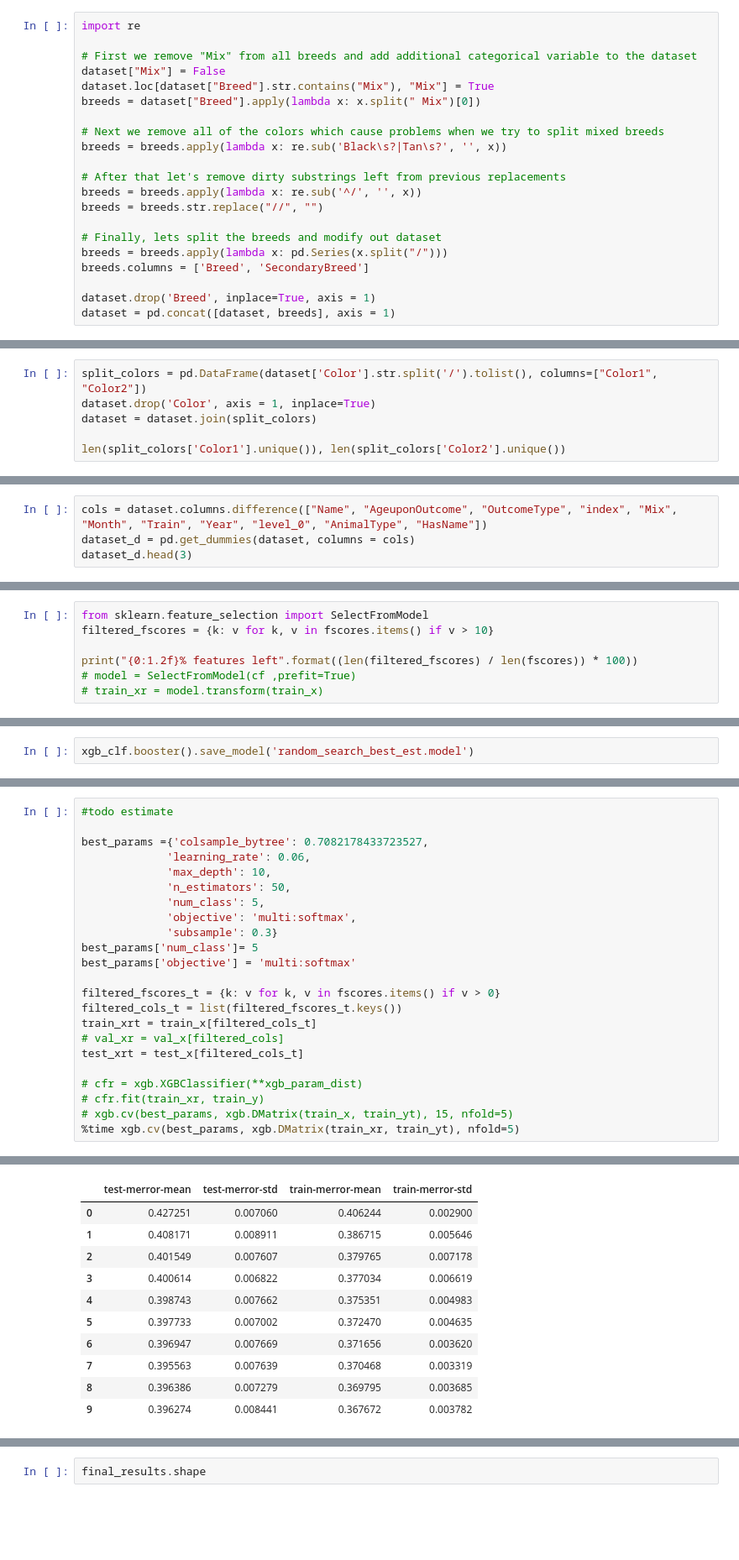
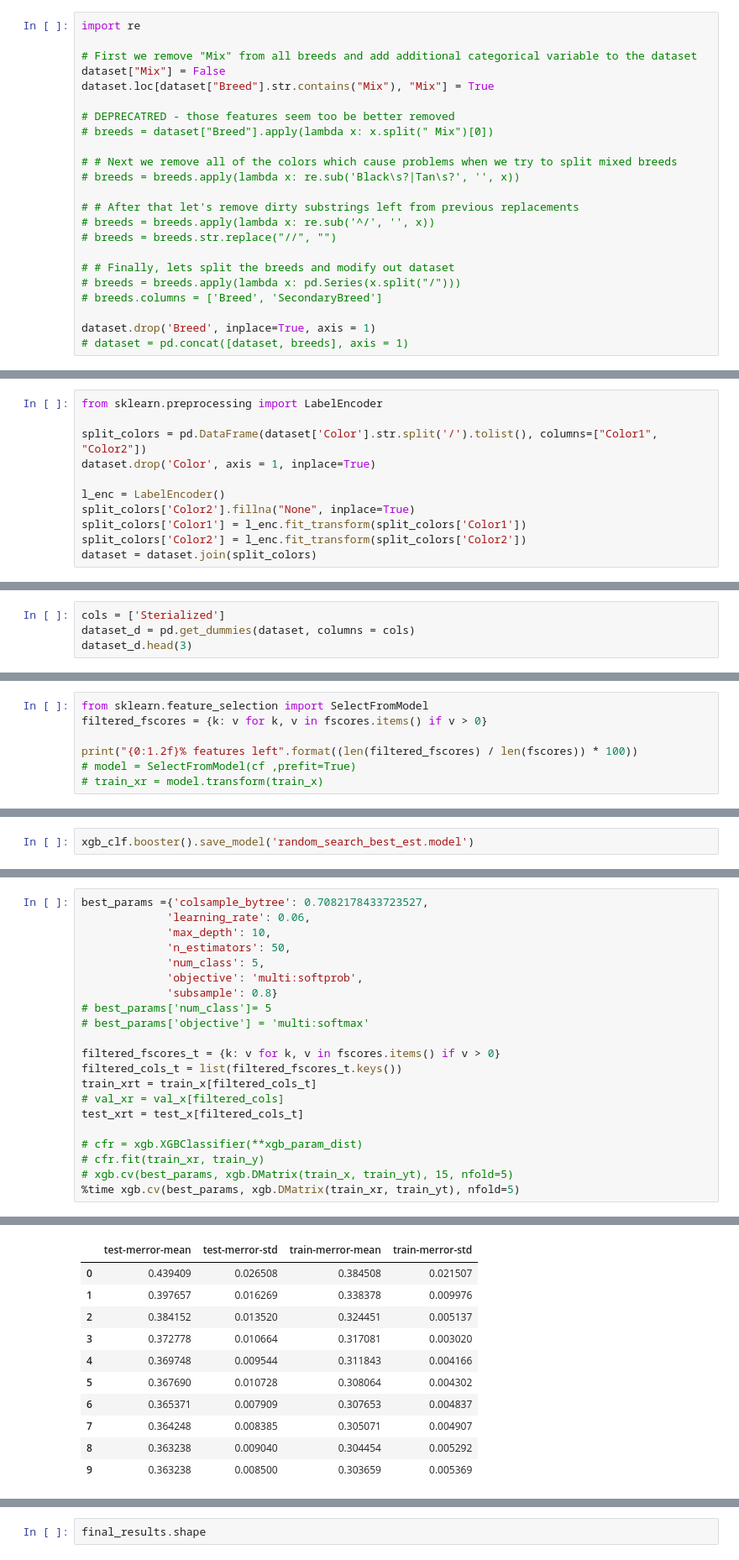
Before and after one commit to kdubovikov/shelter-animals, a Jupyter notebook: shelter-animals.ipynb, the cells around one changed output, grey strips where cells are left out. Shown at 84% size. Drawn from its saved outputs; the diff is of its cells as text; blank space fills up the shorter version.

```diff
--- a/shelter-animals.ipynb
+++ b/shelter-animals.ipynb
@@ -92,21 +92,23 @@ import re
 # First we remove "Mix" from all breeds and add additional categorical variable to the dataset
 dataset["Mix"] = False
 dataset.loc[dataset["Breed"].str.contains("Mix"), "Mix"] = True
-breeds = dataset["Breed"].apply(lambda x: x.split(" Mix")[0])
 
-# Next we remove all of the colors which cause problems when we try to split mixed breeds
-breeds = breeds.apply(lambda x: re.sub('Black\s?|Tan\s?', '', x))
+# DEPRECATRED - those features seem too be better removed
+# breeds = dataset["Breed"].apply(lambda x: x.split(" Mix")[0])
 
-# After that let's remove dirty substrings left from previous replacements
-breeds = breeds.apply(lambda x: re.sub('^/', '', x))
-breeds = breeds.str.replace("//", "")
+# # Next we remove all of the colors which cause problems when we try to split mixed breeds
+# breeds = breeds.apply(lambda x: re.sub('Black\s?|Tan\s?', '', x))
 
-# Finally, lets split the breeds and modify out dataset
-breeds = breeds.apply(lambda x: pd.Series(x.split("/")))
-breeds.columns = ['Breed', 'SecondaryBreed']
+# # After that let's remove dirty substrings left from previous replacements
+# breeds = breeds.apply(lambda x: re.sub('^/', '', x))
+# breeds = breeds.str.replace("//", "")
+
+# # Finally, lets split the breeds and modify out dataset
+# breeds = breeds.apply(lambda x: pd.Series(x.split("/")))
+# breeds.columns = ['Breed', 'SecondaryBreed']
 
 dataset.drop('Breed', inplace=True, axis = 1)
-dataset = pd.concat([dataset, breeds], axis = 1)
+# dataset = pd.concat([dataset, breeds], axis = 1)
 # %%
 breeds.head(2)
 # %% [output]
@@ -158,6 +161,11 @@ pd.value_counts(dataset['Color']).shape
 # %%
+from sklearn.preprocessing import LabelEncoder
+
 split_colors = pd.DataFrame(dataset['Color'].str.split('/').tolist(), columns=["Color1", "Color2"])
 dataset.drop('Color', axis = 1, inplace=True)
+
+l_enc = LabelEncoder()
+split_colors['Color2'].fillna("None", inplace=True)
+split_colors['Color1'] = l_enc.fit_transform(split_colors['Color1'])
+split_colors['Color2'] = l_enc.fit_transform(split_colors['Color2'])
 dataset = dataset.join(split_colors)
-
-len(split_colors['Color1'].unique()), len(split_colors['Color2'].unique())
@@ -186,7 +192,7 @@ dataset['IsDog'] = dataset['AnimalType'].apply(lambda x: x == "Dog")
 dataset['IsMale'] = dataset['Sex'].apply(lambda x: x == "Male")
 dataset.drop(['AnimalType', 'Sex'], axis = 1, inplace = True)
 # %%
-cols = dataset.columns.difference(["Name", "AgeuponOutcome", "OutcomeType", "index", "Mix", "Month", "Train", "Year", "level_0", "AnimalType", "HasName"])
+cols = ['Sterialized']
 dataset_d = pd.get_dummies(dataset, columns = cols)
 dataset_d.head(3)
 # %% [output]
@@ -294,7 +291,7 @@ array([1750, 1245,  735,  428,  417,  341,  325,  287,  268,  228,  186,
 Perform feature selection based on a `fscore` threshold
 # %%
 from sklearn.feature_selection import SelectFromModel
-filtered_fscores = {k: v for k, v in fscores.items() if v > 10}
+filtered_fscores = {k: v for k, v in fscores.items() if v > 0}
 
 print("{0:1.2f}% features left".format((len(filtered_fscores) / len(fscores)) * 100))
 # model = SelectFromModel(cf ,prefit=True)
@@ -390,15 +364,13 @@ xgb_random_search.best_params_
 # %%
-#todo estimate
-
 best_params ={'colsample_bytree': 0.7082178433723527,
              'learning_rate': 0.06,
              'max_depth': 10,
              'n_estimators': 50,
              'num_class': 5,
-             'objective': 'multi:softmax',
-             'subsample': 0.3}
-best_params['num_class']= 5
-best_params['objective'] = 'multi:softmax'
+             'objective': 'multi:softprob',
+             'subsample': 0.8}
+# best_params['num_class']= 5
+# best_params['objective'] = 'multi:softmax'
 
 filtered_fscores_t = {k: v for k, v in fscores.items() if v > 0}
 filtered_cols_t = list(filtered_fscores_t.keys())
@@ -416,14 +388,14 @@ Wall time: 6.9 s
 |  | test-merror-mean | test-merror-std | train-merror-mean | train-merror-std |
-| 0 | 0.427251 | 0.007060 | 0.406244 | 0.002900 |
-| 1 | 0.408171 | 0.008911 | 0.386715 | 0.005646 |
-| 2 | 0.401549 | 0.007607 | 0.379765 | 0.007178 |
-| 3 | 0.400614 | 0.006822 | 0.377034 | 0.006619 |
-| 4 | 0.398743 | 0.007662 | 0.375351 | 0.004983 |
-| 5 | 0.397733 | 0.007002 | 0.372470 | 0.004635 |
-| 6 | 0.396947 | 0.007669 | 0.371656 | 0.003620 |
-| 7 | 0.395563 | 0.007639 | 0.370468 | 0.003319 |
-| 8 | 0.396386 | 0.007279 | 0.369795 | 0.003685 |
-| 9 | 0.396274 | 0.008441 | 0.367672 | 0.003782 |
+| 0 | 0.439409 | 0.026508 | 0.384508 | 0.021507 |
+| 1 | 0.397657 | 0.016269 | 0.338378 | 0.009976 |
+| 2 | 0.384152 | 0.013520 | 0.324451 | 0.005137 |
+| 3 | 0.372778 | 0.010664 | 0.317081 | 0.003020 |
+| 4 | 0.369748 | 0.009544 | 0.311843 | 0.004166 |
+| 5 | 0.367690 | 0.010728 | 0.308064 | 0.004302 |
+| 6 | 0.365371 | 0.007909 | 0.307653 | 0.004837 |
+| 7 | 0.364248 | 0.008385 | 0.305071 | 0.004907 |
+| 8 | 0.363238 | 0.009040 | 0.304454 | 0.005292 |
+| 9 | 0.363238 | 0.008500 | 0.303659 | 0.005369 |
 # %%
 %time booster = xgb.train(best_params, xgb.DMatrix(train_xr, train_yt))
 np.unique(booster.predict(xgb.DMatrix(test_xr)))
```
Also changed, not shown: parts of 25 cells of this notebook.
